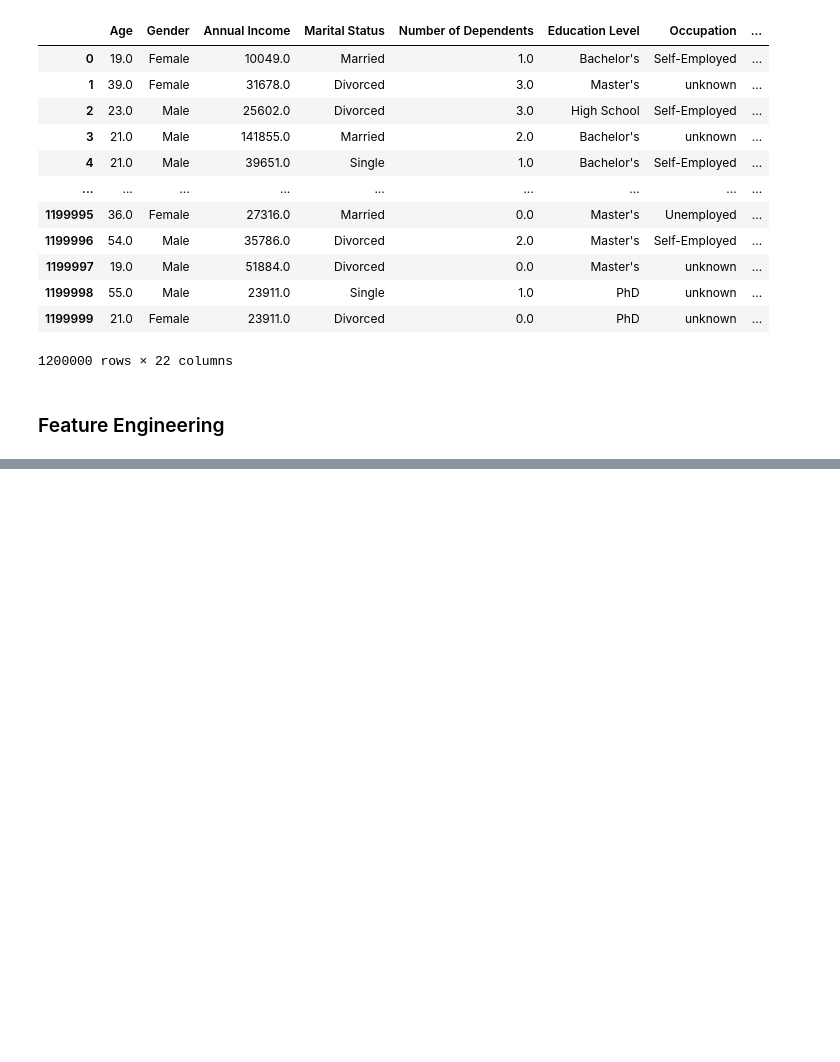
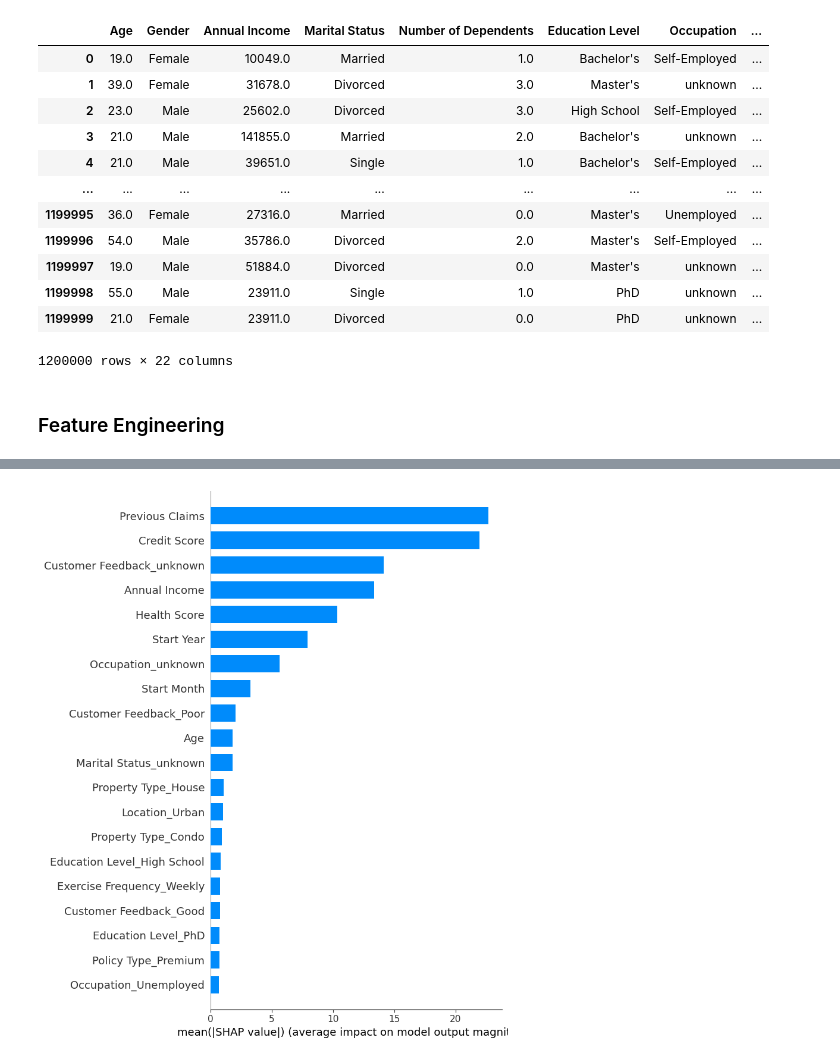
Before and after one commit to ROUSenghak/Insurance-Premium, a Jupyter notebook: notebook.ipynb, the cells around one changed output, grey strips where cells are left out. Drawn from its saved outputs; the diff is of its cells as text; code cells hidden in the pictures; blank space fills up the shorter version.

```diff
--- a/notebook.ipynb
+++ b/notebook.ipynb
@@ -258,12 +256,12 @@ plt.show()
 # %%
-plt.figure(figsize=(25, 25))
+# plt.figure(figsize=(25, 25))
 
-for i, col in enumerate(cat_cols, 1):
-    plt.subplot(4, 3, i)
-    sns.boxplot(x=df[col], y=df['Premium Amount'], palette='Set3')
-    plt.title(f'{col} vs Premium Amount')
-    plt.xlabel(col)
-    plt.ylabel('Premium Amount')
+# for i, col in enumerate(cat_cols, 1):
+#     plt.subplot(4, 3, i)
+#     sns.boxplot(x=df[col], y=df['Premium Amount'], palette='Set3')
+#     plt.title(f'{col} vs Premium Amount')
+#     plt.xlabel(col)
+#     plt.ylabel('Premium Amount')
 
-plt.tight_layout()
-plt.show()
+# plt.tight_layout()
+# plt.show()
@@ -343,7 +339,7 @@ y = df['Premium Amount']
 # %%
 from sklearn.preprocessing import LabelEncoder
 
-X_encoded = pd.get_dummies(X, drop_first=True)
+X = pd.get_dummies(X, drop_first=True)
 # %%
 y = y.astype(float)
 # %%
@@ -372,0 +365,5 @@ print(best_features.sort_values(by="Score", ascending=False))
+# %%
+from sklearn.linear_model import LinearRegression
+
+model = LinearRegression()
+model.fit(X, y)
@@ -372,0 +392,11 @@ print(best_features.sort_values(by="Score", ascending=False))
+# %%
+import shap
+
+# Convert the DataFrame to a NumPy array
+explainer = shap.Explainer(model, X)
+shap_values = explainer(X)
+# shap.summary_plot(shap_values, X_array)
+# %%
+shap.summary_plot(shap_values, feature_names=X.columns, plot_type="bar")
+# %% [output]
+[figure, added]
```
Also changed, not shown: parts of 8 cells of this notebook, 1 other file.
